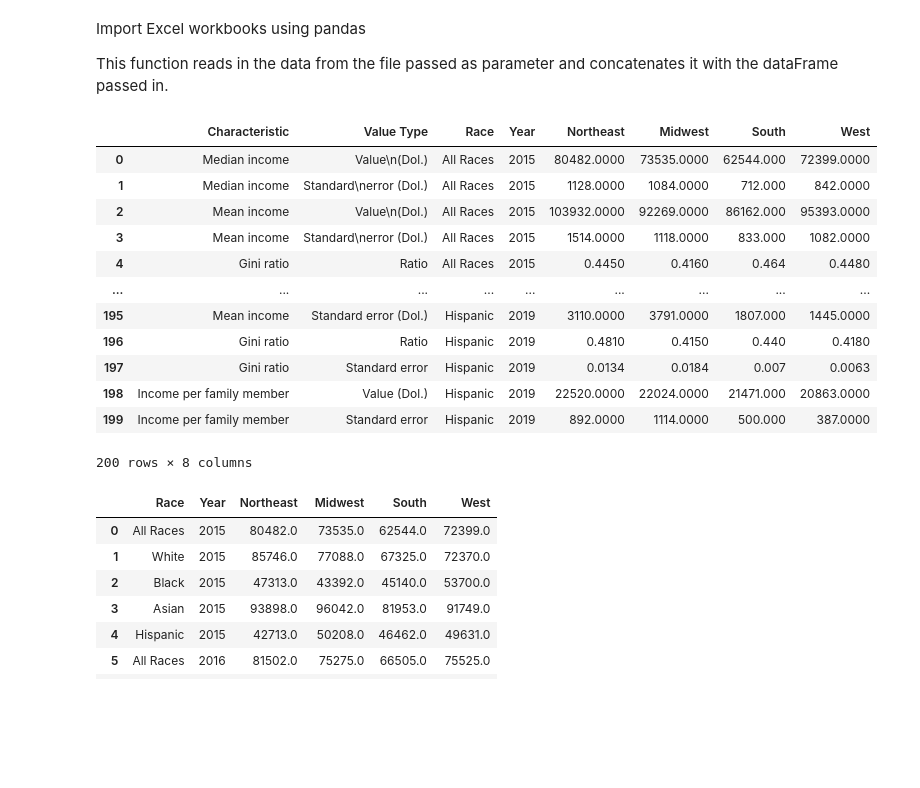
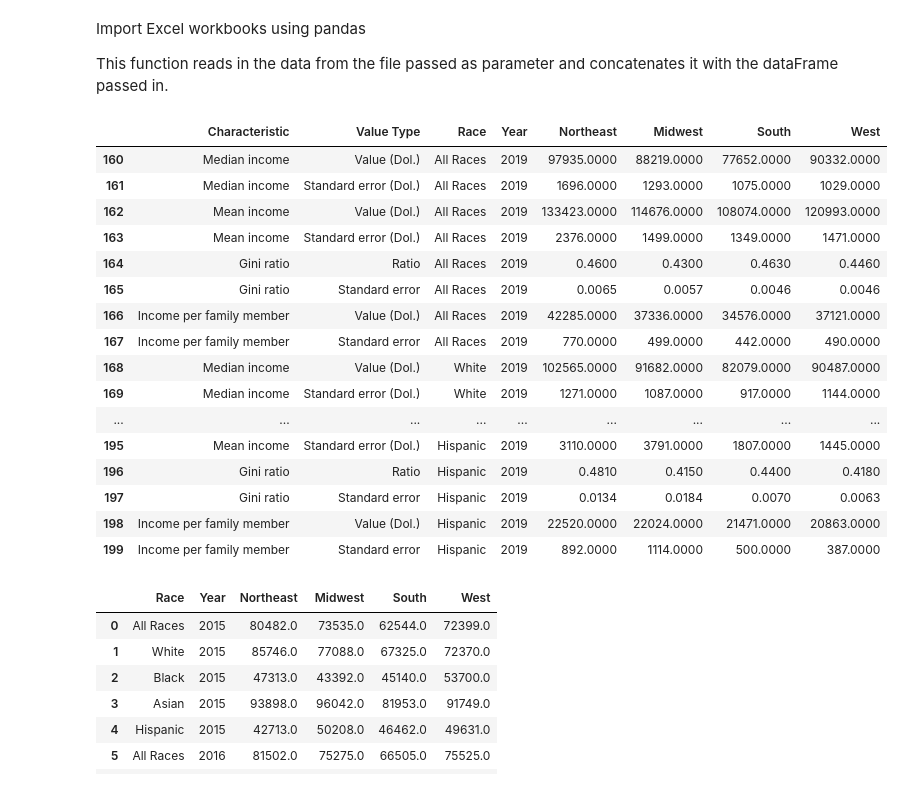
Before and after one commit to j0serobles/UCF_Data_Bootcamp_Project1, a Jupyter notebook: Median_Income_Regionl.ipynb, the cells around one changed output. Saved outputs shown, nothing was run; the diff lists cells and outputs as text; code cells hidden in the pictures; blank space fills up the shorter version.

```diff
--- a/Median_Income_Regionl.ipynb
+++ b/Median_Income_Regionl.ipynb
@@ -94,24 +94,30 @@ df = read_file(df, os.path.join('.', 'Resources', 'SourceData', 'question4', '20
 #2019 - Black only
 df = read_file(df, os.path.join('.', 'Resources', 'SourceData', 'question4', '2019_finc_01_BLACK_ONLY.xlsx'), "Black", 2019)
 #2019 - Asian only
+df = read_file(df, os.path.join('.', 'Resources', 'SourceData', 'question4', '2019_finc_01_ASIAN_ONLY.xlsx'), "Asian", 2019)
+#2019 - Hispanic
 df = read_file(df, os.path.join('.', 'Resources', 'SourceData', 'question4', '2019_finc_01_HISP_ONLY.xlsx'),  "Hispanic", 2019)
 # %%
 df = df[['Characteristic','Value Type', 'Race', 'Year', 'Northeast', 'Midwest','South', 'West']]
-df
+df[df["Year"] == 2019]
 # %% [output]
 |  | Characteristic | Value Type | Race | Year | Northeast | Midwest | South | West |
-| 0 | Median income | Value\n(Dol.) | All Races | 2015 | 80482.0000 | 73535.0000 | 62544.000 | 72399.0000 |
-| 1 | Median income | Standard\nerror (Dol.) | All Races | 2015 | 1128.0000 | 1084.0000 | 712.000 | 842.0000 |
-| 2 | Mean income | Value\n(Dol.) | All Races | 2015 | 103932.0000 | 92269.0000 | 86162.000 | 95393.0000 |
-| 3 | Mean income | Standard\nerror (Dol.) | All Races | 2015 | 1514.0000 | 1118.0000 | 833.000 | 1082.0000 |
-| 4 | Gini ratio | Ratio | All Races | 2015 | 0.4450 | 0.4160 | 0.464 | 0.4480 |
+| 160 | Median income | Value (Dol.) | All Races | 2019 | 97935.0000 | 88219.0000 | 77652.0000 | 90332.0000 |
+| 161 | Median income | Standard error (Dol.) | All Races | 2019 | 1696.0000 | 1293.0000 | 1075.0000 | 1029.0000 |
+| 162 | Mean income | Value (Dol.) | All Races | 2019 | 133423.0000 | 114676.0000 | 108074.0000 | 120993.0000 |
+| 163 | Mean income | Standard error (Dol.) | All Races | 2019 | 2376.0000 | 1499.0000 | 1349.0000 | 1471.0000 |
+| 164 | Gini ratio | Ratio | All Races | 2019 | 0.4600 | 0.4300 | 0.4630 | 0.4460 |
+| 165 | Gini ratio | Standard error | All Races | 2019 | 0.0065 | 0.0057 | 0.0046 | 0.0046 |
+| 166 | Income per family member | Value (Dol.) | All Races | 2019 | 42285.0000 | 37336.0000 | 34576.0000 | 37121.0000 |
+| 167 | Income per family member | Standard error | All Races | 2019 | 770.0000 | 499.0000 | 442.0000 | 490.0000 |
+| 168 | Median income | Value (Dol.) | White | 2019 | 102565.0000 | 91682.0000 | 82079.0000 | 90487.0000 |
+| 169 | Median income | Standard error (Dol.) | White | 2019 | 1271.0000 | 1087.0000 | 917.0000 | 1144.0000 |
 | ... | ... | ... | ... | ... | ... | ... | ... | ... |
-| 195 | Mean income | Standard error (Dol.) | Hispanic | 2019 | 3110.0000 | 3791.0000 | 1807.000 | 1445.0000 |
-| 196 | Gini ratio | Ratio | Hispanic | 2019 | 0.4810 | 0.4150 | 0.440 | 0.4180 |
-| 197 | Gini ratio | Standard error | Hispanic | 2019 | 0.0134 | 0.0184 | 0.007 | 0.0063 |
-| 198 | Income per family member | Value (Dol.) | Hispanic | 2019 | 22520.0000 | 22024.0000 | 21471.000 | 20863.0000 |
-| 199 | Income per family member | Standard error | Hispanic | 2019 | 892.0000 | 1114.0000 | 500.000 | 387.0000 |
+| 195 | Mean income | Standard error (Dol.) | Hispanic | 2019 | 3110.0000 | 3791.0000 | 1807.0000 | 1445.0000 |
+| 196 | Gini ratio | Ratio | Hispanic | 2019 | 0.4810 | 0.4150 | 0.4400 | 0.4180 |
+| 197 | Gini ratio | Standard error | Hispanic | 2019 | 0.0134 | 0.0184 | 0.0070 | 0.0063 |
+| 198 | Income per family member | Value (Dol.) | Hispanic | 2019 | 22520.0000 | 22024.0000 | 21471.0000 | 20863.0000 |
+| 199 | Income per family member | Standard error | Hispanic | 2019 | 892.0000 | 1114.0000 | 500.0000 | 387.0000 |
-200 rows × 8 columns
 # %%
 df_region=df.drop_duplicates(['Race','Year'],keep='first')
 del df_region['Characteristic']
```
Also changed, not shown: parts of 1 cell of this notebook.
